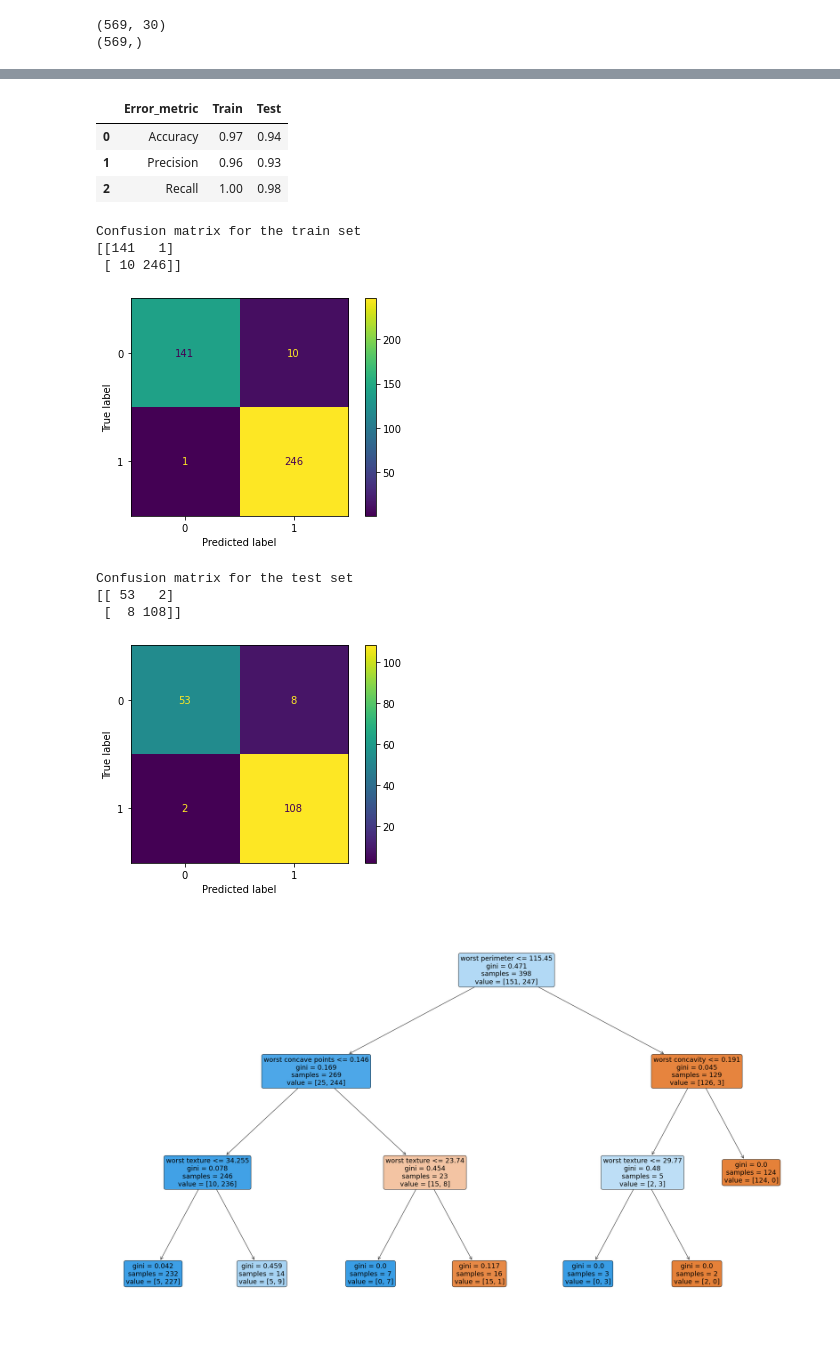
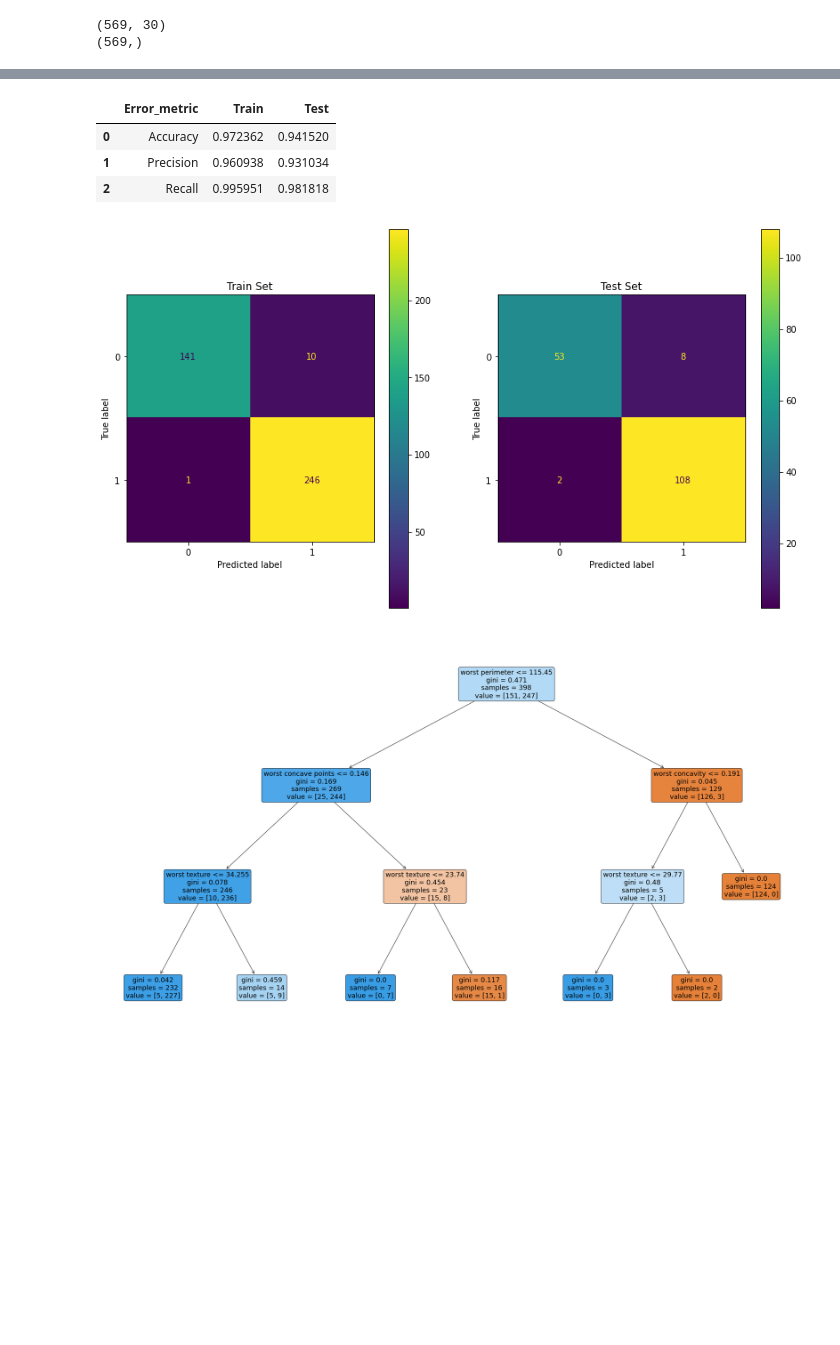
Before and after one commit to raafat-hantoush/IH_RH_DA_FT_MAR_2022, a Jupyter notebook: Class_Materials/Machine_Learning/Supervised_Learning/Notebook_Code_Along_Supervised_Learning_Decision_Trees.ipynb, the cells around one changed output, grey strips where cells are left out. Saved outputs shown, nothing was run; the diff lists cells and outputs as text; code cells hidden in the pictures; blank space fills up the shorter version.

```diff
--- a/Class_Materials/Machine_Learning/Supervised_Learning/Notebook_Code_Along_Supervised_Learning_Decision_Trees.ipynb
+++ b/Class_Materials/Machine_Learning/Supervised_Learning/Notebook_Code_Along_Supervised_Learning_Decision_Trees.ipynb
@@ -54,54 +54,48 @@ X
 # %%
 from sklearn.metrics import accuracy_score, precision_score, recall_score, confusion_matrix
 from sklearn.metrics import plot_confusion_matrix
 
 X_train, X_test, y_train, y_test = train_test_split(X, y, test_size=0.30, random_state=11)
 
 # Bear in mind that sklearn uses a different function for decission trees used for
 # classification ( to predict a categorical feature ): DecisionTreeClassifier()
 dt = DecisionTreeClassifier(max_depth=3)
 
 dt.fit(X_train, y_train)
 
 y_pred_train_dt = dt.predict(X_train)
 y_pred_test_dt = dt.predict(X_test)
 
 
 performance_df = pd.DataFrame({'Error_metric': ['Accuracy','Precision','Recall'],
                                'Train': [accuracy_score(y_train, y_pred_train_dt),
                                          precision_score(y_train, y_pred_train_dt),
                                          recall_score(y_train, y_pred_train_dt)],
                                'Test': [accuracy_score(y_test, y_pred_test_dt),
                                         precision_score(y_test, y_pred_test_dt),
                                         recall_score(y_test, y_pred_test_dt)]})
 
 display(performance_df)
 
-print("Confusion matrix for the train set")
-print(confusion_matrix(y_train,y_pred_train_dt).T)
-plot_confusion_matrix(dt,X_train,y_train, values_format = 'd')
-plt.show()
+fig, ax = plt.subplots(1,2, figsize=(14,8))
 
-print()
-print()
 
-print("Confusion matrix for the test set")
-print(confusion_matrix(y_test,y_pred_test_dt).T)
-plot_confusion_matrix(dt,X_test,y_test, values_format = 'd')
-plt.show()
+#print("Confusion matrix for the train set")
+#print(confusion_matrix(y_train,y_pred_train_dt).T)
+plot_confusion_matrix(dt,X_train,y_train,ax=ax[0], values_format = 'd')
+ax[0].title.set_text("Train Set")
+
+#print("Confusion matrix for the test set")
+
+#print(confusion_matrix(y_test,y_pred_test_dt).T)
+plot_confusion_matrix(dt,X_test,y_test,ax=ax[1],values_format = 'd')
+ax[1].title.set_text("Test Set")
 # %% [output]
 |  | Error_metric | Train | Test |
-| 0 | Accuracy | 0.97 | 0.94 |
-| 1 | Precision | 0.96 | 0.93 |
-| 2 | Recall | 1.00 | 0.98 |
+| 0 | Accuracy | 0.972362 | 0.941520 |
+| 1 | Precision | 0.960938 | 0.931034 |
+| 2 | Recall | 0.995951 | 0.981818 |
-Confusion matrix for the train set
-[[141   1]
- [ 10 246]]
-[figure, old version]
+[figure, new version]
-Confusion matrix for the test set
-[[ 53   2]
- [  8 108]]
-[figure, removed]
 # %%
 fig, axes = plt.subplots(nrows = 1,ncols = 1,figsize = (34,20))
 
```
Also changed, not shown: parts of 2 cells of this notebook, 1 other file.
